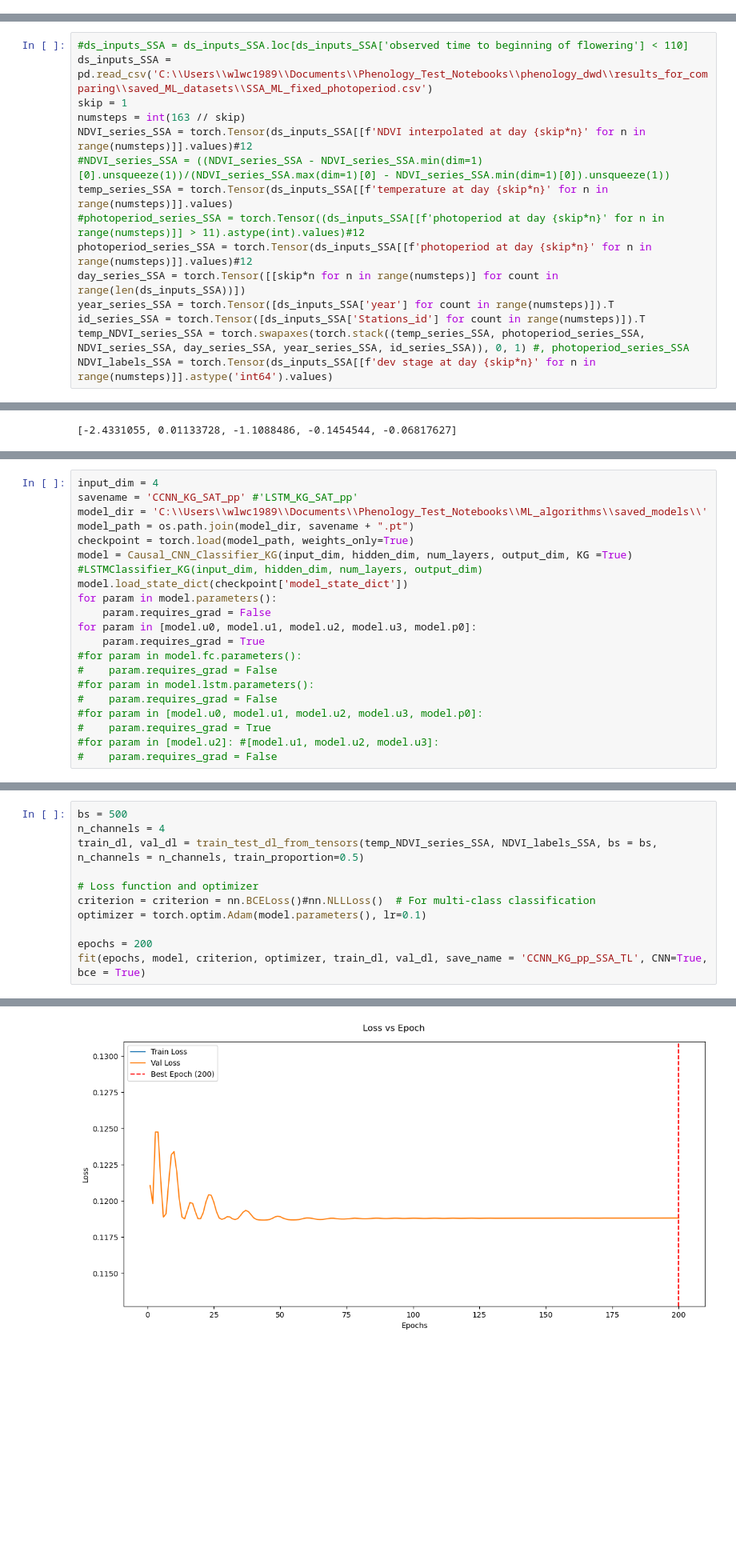
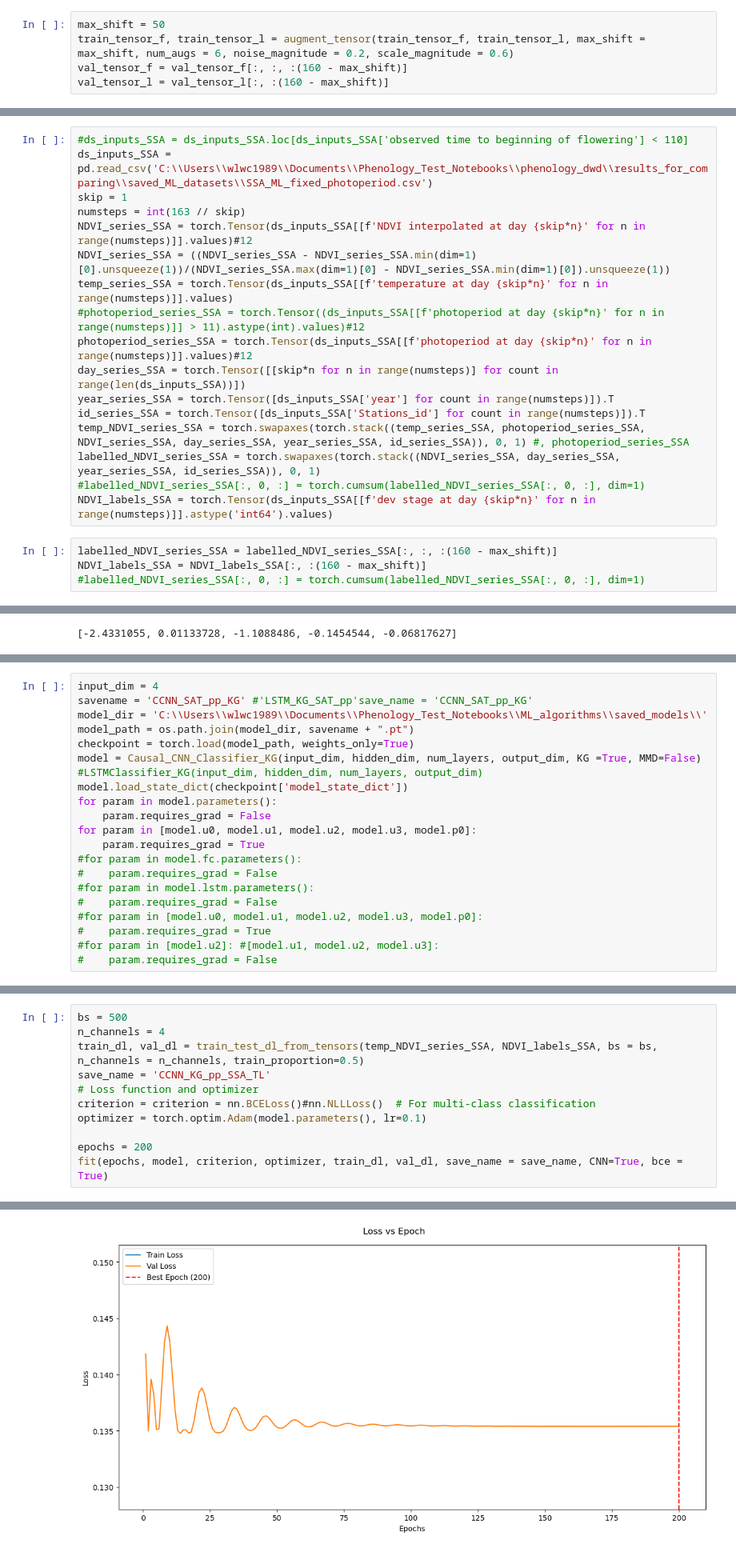
Before and after one commit to MartinP556/ML_algorithms, a Jupyter notebook: CCNN.ipynb, the cells around one changed output, grey strips where cells are left out. Shown: that part at 80% size. Drawn from its saved outputs; the diff is of its cells as text; blank space fills up the shorter version.

```diff
--- a/CCNN.ipynb
+++ b/CCNN.ipynb
@@ -240,0 +420,5 @@ NDVI_labels_DE = torch.Tensor(ds_inputs_DE[[f'dev stage at day {skip*n}' for n i
+# %%
+max_shift = 50
+train_tensor_f, train_tensor_l = augment_tensor(train_tensor_f, train_tensor_l, max_shift = max_shift, num_augs = 6, noise_magnitude = 0.2, scale_magnitude = 0.6)
+val_tensor_f = val_tensor_f[:, :, :(160 - max_shift)]
+val_tensor_l = val_tensor_l[:, :(160 - max_shift)]
@@ -244,7 +434,7 @@ ds_inputs_SSA = pd.read_csv('C:\\Users\\wlwc1989\\Documents\\Phenology_Test_Note
 skip = 1
 numsteps = int(163 // skip)
 NDVI_series_SSA = torch.Tensor(ds_inputs_SSA[[f'NDVI interpolated at day {skip*n}' for n in range(numsteps)]].values)#12
-#NDVI_series_SSA = ((NDVI_series_SSA - NDVI_series_SSA.min(dim=1)[0].unsqueeze(1))/(NDVI_series_SSA.max(dim=1)[0] - NDVI_series_SSA.min(dim=1)[0]).unsqueeze(1))
+NDVI_series_SSA = ((NDVI_series_SSA - NDVI_series_SSA.min(dim=1)[0].unsqueeze(1))/(NDVI_series_SSA.max(dim=1)[0] - NDVI_series_SSA.min(dim=1)[0]).unsqueeze(1))
 temp_series_SSA = torch.Tensor(ds_inputs_SSA[[f'temperature at day {skip*n}' for n in range(numsteps)]].values)
 #photoperiod_series_SSA = torch.Tensor((ds_inputs_SSA[[f'photoperiod at day {skip*n}' for n in range(numsteps)]] > 11).astype(int).values)#12
 photoperiod_series_SSA = torch.Tensor(ds_inputs_SSA[[f'photoperiod at day {skip*n}' for n in range(numsteps)]].values)#12
@@ -252,4 +442,10 @@ day_series_SSA = torch.Tensor([[skip*n for n in range(numsteps)] for count in ra
 year_series_SSA = torch.Tensor([ds_inputs_SSA['year'] for count in range(numsteps)]).T
 id_series_SSA = torch.Tensor([ds_inputs_SSA['Stations_id'] for count in range(numsteps)]).T
 temp_NDVI_series_SSA = torch.swapaxes(torch.stack((temp_series_SSA, photoperiod_series_SSA, NDVI_series_SSA, day_series_SSA, year_series_SSA, id_series_SSA)), 0, 1) #, photoperiod_series_SSA
+labelled_NDVI_series_SSA = torch.swapaxes(torch.stack((NDVI_series_SSA, day_series_SSA, year_series_SSA, id_series_SSA)), 0, 1)
+#labelled_NDVI_series_SSA[:, 0, :] = torch.cumsum(labelled_NDVI_series_SSA[:, 0, :], dim=1)
 NDVI_labels_SSA = torch.Tensor(ds_inputs_SSA[[f'dev stage at day {skip*n}' for n in range(numsteps)]].astype('int64').values)
+# %%
+labelled_NDVI_series_SSA = labelled_NDVI_series_SSA[:, :, :(160 - max_shift)]
+NDVI_labels_SSA = NDVI_labels_SSA[:, :(160 - max_shift)]
+#labelled_NDVI_series_SSA[:, 0, :] = torch.cumsum(labelled_NDVI_series_SSA[:, 0, :], dim=1)
@@ -486,10 +1031,10 @@ Biases_raw
 # %%
 input_dim = 4
-savename = 'CCNN_KG_SAT_pp' #'LSTM_KG_SAT_pp'
+savename = 'CCNN_SAT_pp_KG' #'LSTM_KG_SAT_pp'save_name = 'CCNN_SAT_pp_KG'
 model_dir = 'C:\\Users\\wlwc1989\\Documents\\Phenology_Test_Notebooks\\ML_algorithms\\saved_models\\'
 model_path = os.path.join(model_dir, savename + ".pt")
 checkpoint = torch.load(model_path, weights_only=True)
-model = Causal_CNN_Classifier_KG(input_dim, hidden_dim, num_layers, output_dim, KG =True) #LSTMClassifier_KG(input_dim, hidden_dim, num_layers, output_dim)
+model = Causal_CNN_Classifier_KG(input_dim, hidden_dim, num_layers, output_dim, KG =True, MMD=False) #LSTMClassifier_KG(input_dim, hidden_dim, num_layers, output_dim)
 model.load_state_dict(checkpoint['model_state_dict'])
 for param in model.parameters():
     param.requires_grad = False
@@ -507,11 +1078,11 @@ for param in [model.u0, model.u1, model.u2, model.u3, model.p0]:
 bs = 500
 n_channels = 4
 train_dl, val_dl = train_test_dl_from_tensors(temp_NDVI_series_SSA, NDVI_labels_SSA, bs = bs, n_channels = n_channels, train_proportion=0.5)
-
+save_name = 'CCNN_KG_pp_SSA_TL'
 # Loss function and optimizer
 criterion = criterion = nn.BCELoss()#nn.NLLLoss()  # For multi-class classification
 optimizer = torch.optim.Adam(model.parameters(), lr=0.1)
 
 epochs = 200
-fit(epochs, model, criterion, optimizer, train_dl, val_dl, save_name = 'CCNN_KG_pp_SSA_TL', CNN=True, bce = True)
+fit(epochs, model, criterion, optimizer, train_dl, val_dl, save_name = save_name, CNN=True, bce = True)
 # %% [output]
@@ -535,4 +1106,4 @@ fit(epochs, model, criterion, optimizer, train_dl, val_dl, save_name = 'CCNN_KG_
-[figure, old version]
+[figure, new version]
 # %%
 train_dl_SSA, val_dl_SSA = train_test_dl_from_tensors(temp_NDVI_series_SSA, NDVI_labels_SSA, bs = bs, n_channels = n_channels, train_proportion=0.1)
 train_dl_DE, val_dl_DE = train_test_dl_from_tensors(temp_NDVI_series_DE, NDVI_labels_DE, bs = bs, n_channels = n_channels, train_proportion=0.1)
```
Also changed, not shown: parts of 41 cells of this notebook, 2 other files.
